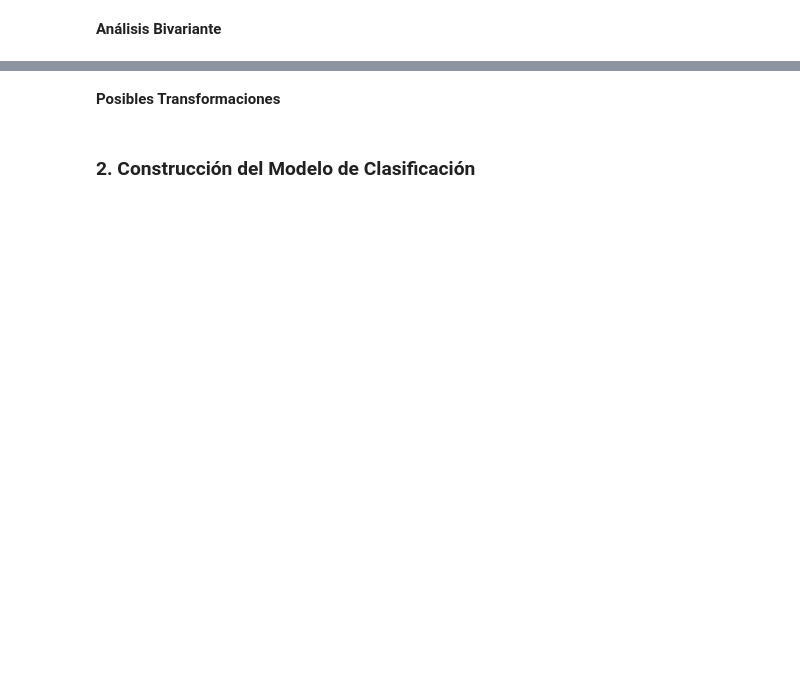
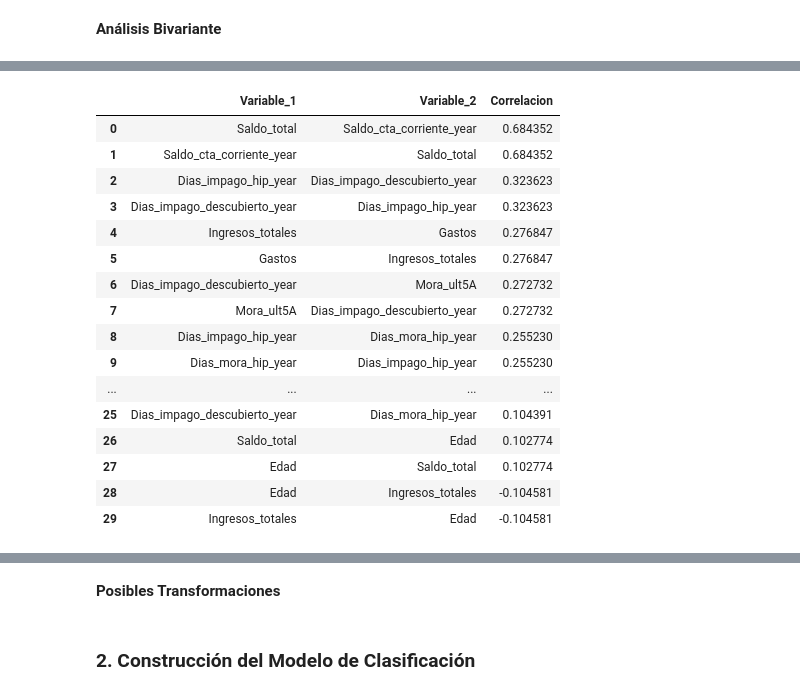
Before and after one commit to martamateosgon/Finanzas_MS, a Jupyter notebook: analisis_marta_nagore.ipynb, the cells around one changed output, grey strips where cells are left out. Cells and saved outputs as stored; diff of their text form; code cells hidden in the pictures; blank space fills up the shorter version.

```diff
--- a/analisis_marta_nagore.ipynb
+++ b/analisis_marta_nagore.ipynb
@@ -262,0 +244,57 @@ Para el análisis inicial, sugeriría enfocarnos en las variables más relaciona
+# %%
+# Correlación con las variables de interés (están puestas en el doc, pq son de interés)
+
+# Lista de variables de interés
+variables_interes = [
+    'default', 'Edad', 'Ingresos_totales', 'Gastos', 'Saldo_cta_corriente_year',
+    'Saldo_total', 'Dias_impago_hip', 'Dias_impago_hip_year', 'Dias_mora_hip_year',
+    'Importe_impago_hip', 'Importe_mora_hip', 'Impago_ptmo_pers',
+    'Dias_imp_ptmopers', 'Importe_impago_ptmopers', 'Dias_impago_tarjeta',
+    'Importe_impago_tarjeta', 'Dias_impago_descubierto_year', 'Importe_impago_descubierto',
+    'Mora_ult5A'
+]
+
+# Filtrar el dataset solo con las variables de interés
+df_filtered = df[variables_interes]
+
+# Calcular la matriz de correlación
+correlation_matrix = df_filtered.corr()
+
+# Umbral de correlación
+umbral = 0.1  # Puedes ajustar este valor según lo que consideres relevante
+
+
+# Enmascarar la diagonal (correlaciones de una variable consigo misma)
+mask = np.triu(np.ones_like(correlation_matrix, dtype=bool))
+
+# Filtrar las correlaciones por el umbral (superior a +0.7 o -0.7)
+filtered_corr_matrix2 = correlation_matrix.where(np.abs(correlation_matrix) > umbral)
+
+# Eliminar la diagonal (correlaciones de una variable consigo misma) para que no se muestre
+filtered_corr_matrix2 = filtered_corr_matrix2.stack().reset_index()
+
+# Filtrar para que solo se muestren las correlaciones por encima del umbral (sin duplicados)
+filtered_corr_matrix2.columns = ['Variable_1', 'Variable_2', 'Correlacion']
+filtered_corr_matrix2 = filtered_corr_matrix2[filtered_corr_matrix2['Variable_1'] != filtered_corr_matrix2['Variable_2']]
+
+# Mostrar la tabla
+pd.set_option('display.max_rows', None)  # Para que muestre todas las filas sin truncarlas
+filtered_corr_matrix2.sort_values(by='Correlacion', ascending=False).reset_index(drop=True)
+# %% [output]
+|  | Variable_1 | Variable_2 | Correlacion |
+| 0 | Saldo_total | Saldo_cta_corriente_year | 0.684352 |
+| 1 | Saldo_cta_corriente_year | Saldo_total | 0.684352 |
+| 2 | Dias_impago_hip_year | Dias_impago_descubierto_year | 0.323623 |
+| 3 | Dias_impago_descubierto_year | Dias_impago_hip_year | 0.323623 |
+| 4 | Ingresos_totales | Gastos | 0.276847 |
+| 5 | Gastos | Ingresos_totales | 0.276847 |
+| 6 | Dias_impago_descubierto_year | Mora_ult5A | 0.272732 |
+| 7 | Mora_ult5A | Dias_impago_descubierto_year | 0.272732 |
+| 8 | Dias_impago_hip_year | Dias_mora_hip_year | 0.255230 |
+| 9 | Dias_mora_hip_year | Dias_impago_hip_year | 0.255230 |
+| ... | ... | ... | ... |
+| 25 | Dias_impago_descubierto_year | Dias_mora_hip_year | 0.104391 |
+| 26 | Saldo_total | Edad | 0.102774 |
+| 27 | Edad | Saldo_total | 0.102774 |
+| 28 | Edad | Ingresos_totales | -0.104581 |
+| 29 | Ingresos_totales | Edad | -0.104581 |
```
Also changed, not shown: parts of 19 cells of this notebook, 1 other file.
